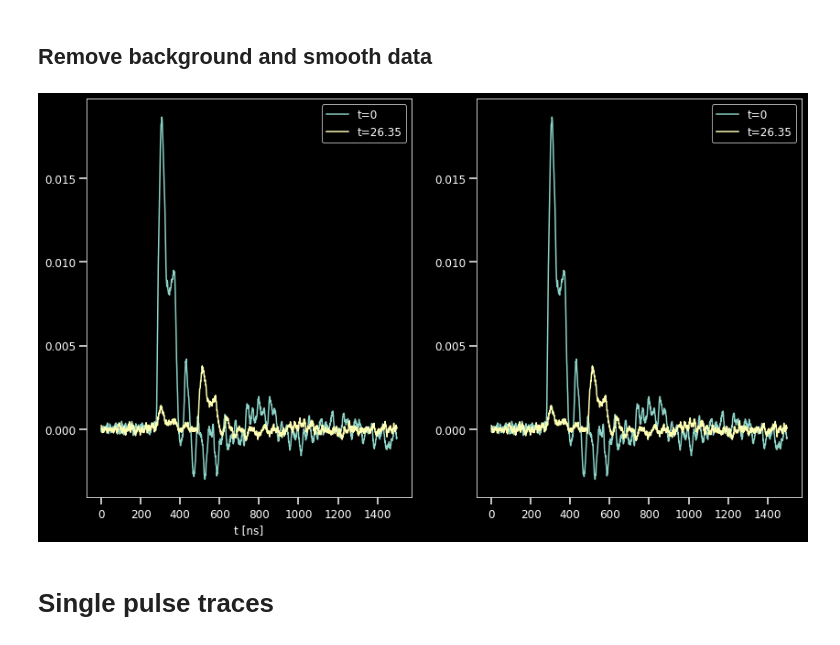
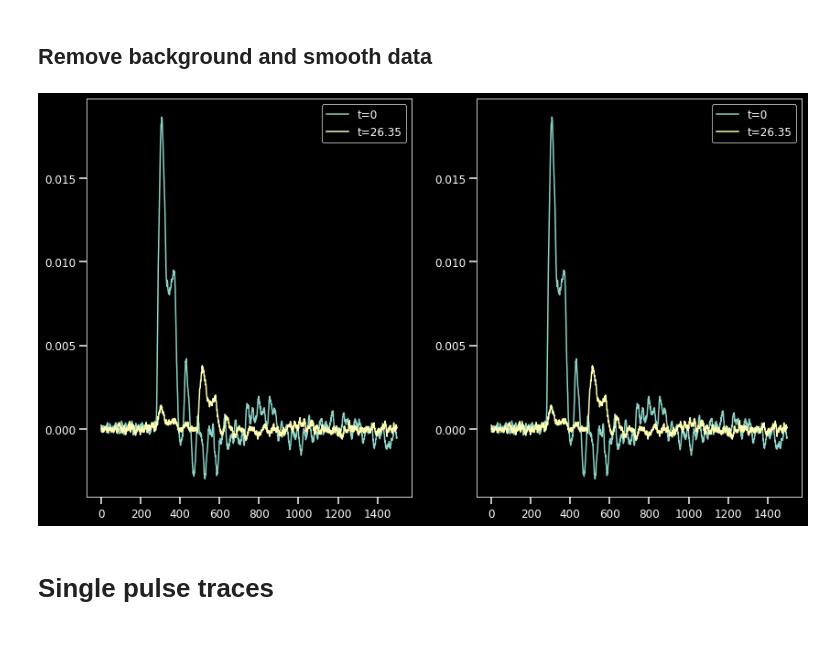
Before and after one commit to vespos/data_processing, a Jupyter notebook: waveform_analysis/multi_pulse/2pulse_SVD_example.ipynb, the cells around one changed output. Saved outputs shown, nothing was run; the diff lists cells and outputs as text; code cells hidden in the pictures.

```diff
--- a/waveform_analysis/multi_pulse/2pulse_SVD_example.ipynb
+++ b/waveform_analysis/multi_pulse/2pulse_SVD_example.ipynb
@@ -100,25 +102,24 @@ twoPulseData = filt(twoPulseData, window_length=15)[:, 4500:6000]
 # %%
 plt.figure(figsize=(14,8))
 ax = plt.subplot(121)
 sig = singlePulseData[0]
 ax.plot(sig, label='t=0')
 
 sig = twoPulseData[0]
 ax.plot(sig, label='t=26.35')
 ax.legend()
-ax.set_xlabel('t [ns]')
 
 ax = plt.subplot(122)
 sig = singlePulseData[0]
 ax.plot(sig, label='t=0')
 sig = twoPulseData[0]
 ax.plot(sig, label='t=26.35')
 
 ax.legend()
 # ax.set_xlim(4500,6000)
 plt.show()
 # %% [output]
-[figure, old version]
+[figure, new version]
 # %% [markdown]
 # Single pulse traces
 # %%
```
Also changed, not shown: parts of 11 cells of this notebook, 4 other files.
